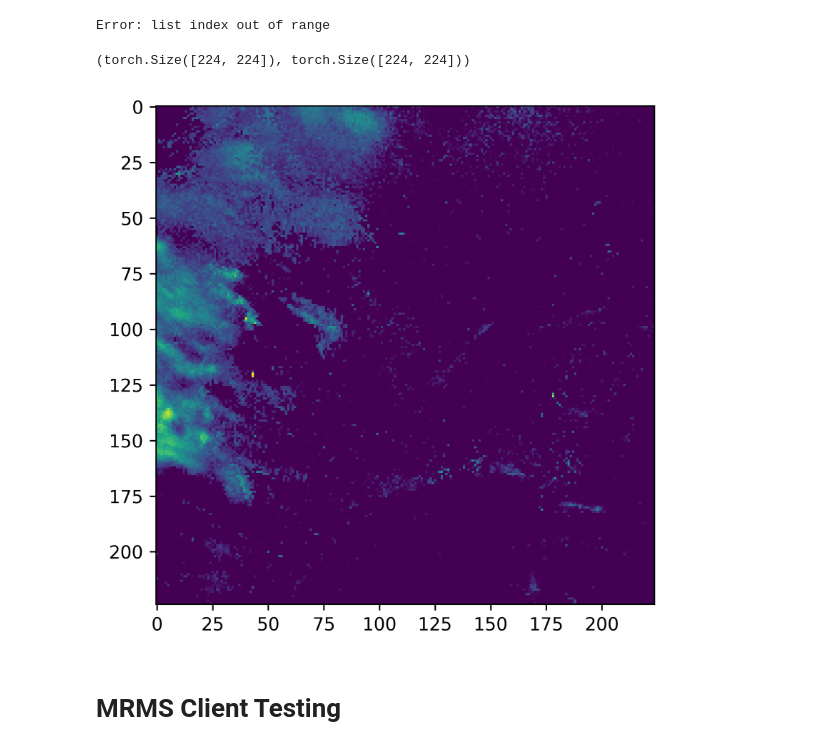
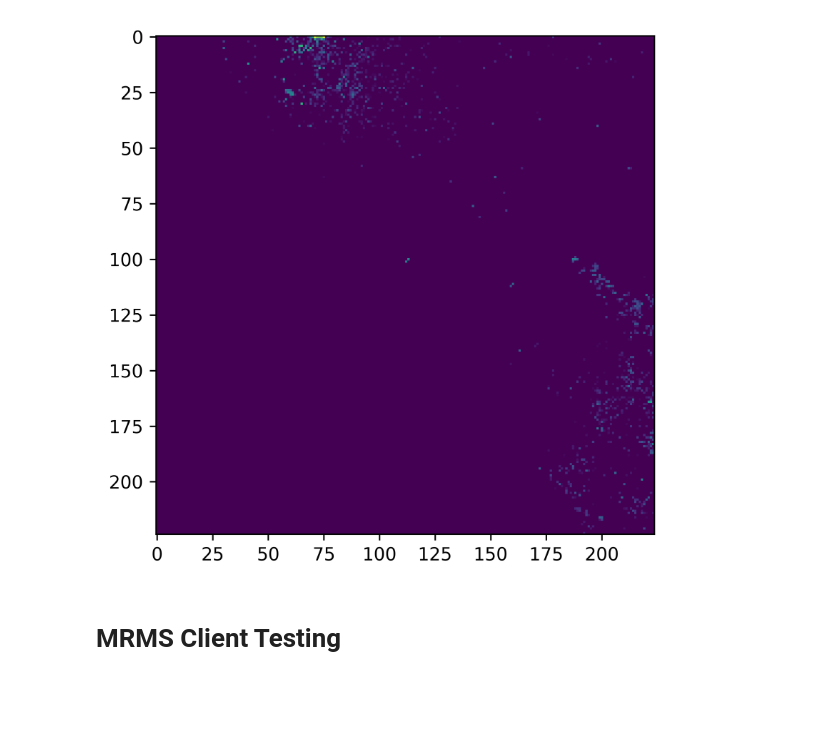
Before and after one commit to leharris3/mrms-radar-evolution, a Jupyter notebook: _mrms.ipynb, the cells around one changed output. Drawn from its saved outputs; the diff is of its cells as text; code cells hidden in the pictures; blank space fills up the shorter version.

```diff
--- a/_mrms.ipynb
+++ b/_mrms.ipynb
@@ -1,27 +1,19 @@
-# %%
-from src.dataset.tornado_reflectivity import TornadoReflectivityDataset
-
-
-dataset = TornadoReflectivityDataset()
-# %% [output]
-Error: list index out of range
 # %%
+import pickle
 import matplotlib.pyplot as plt
 import numpy as np
 
-
-item = dataset[88]
-source = item['source'][0, ...]
-target = item['target'][0, ...]
-source.shape, target.shape
+fp = "/playpen/mufan/levi/tianlong-chen-lab/torp-v2/mrms-radar-evolution/data/2022-2024-tornado-MRMS/events/20220116_732_748_EF2/MRMS_MergedBaseReflectivity_00.50_20220116-000823_cropped_224.pkl"
+with open(fp, "rb") as f:
+    data = pickle.load(f)
-# %% [output]
-(torch.Size([224, 224]), torch.Size([224, 224]))
-# %%
-source = target.clip(0) / target.max()
-plt.figure(figsize=(10, 5), dpi=600)
-plt.imshow(source);
-# %% [output]
-[figure, removed]
+# %%
+data_clipped = data.clip(0)
+data_normed = data_clipped / data_clipped.max()
+
+plt.figure(figsize=(10, 5), dpi=600)
+plt.imshow(data_normed);
+# %% [output]
+[figure, added]
 # %% [markdown]
 # MRMS Client Testing
 # %%
```
Also changed, not shown: 2 other files.
